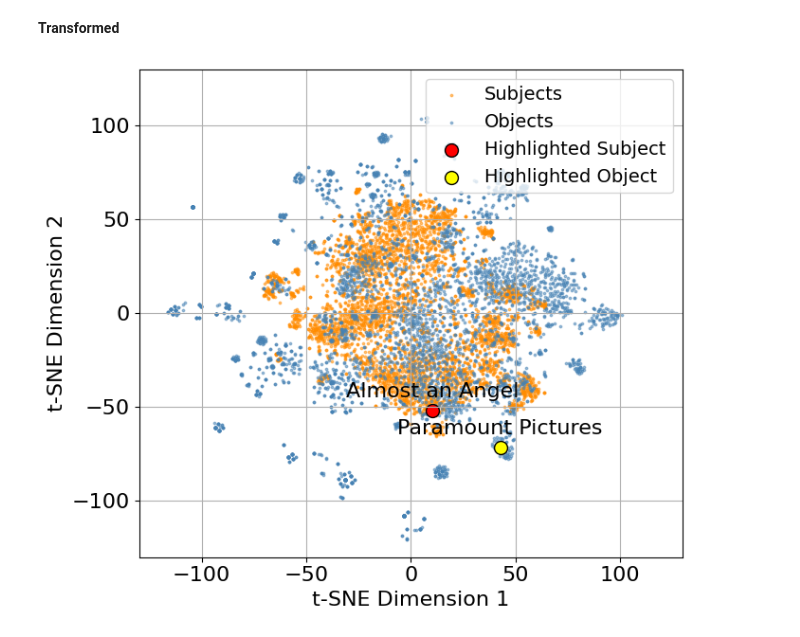
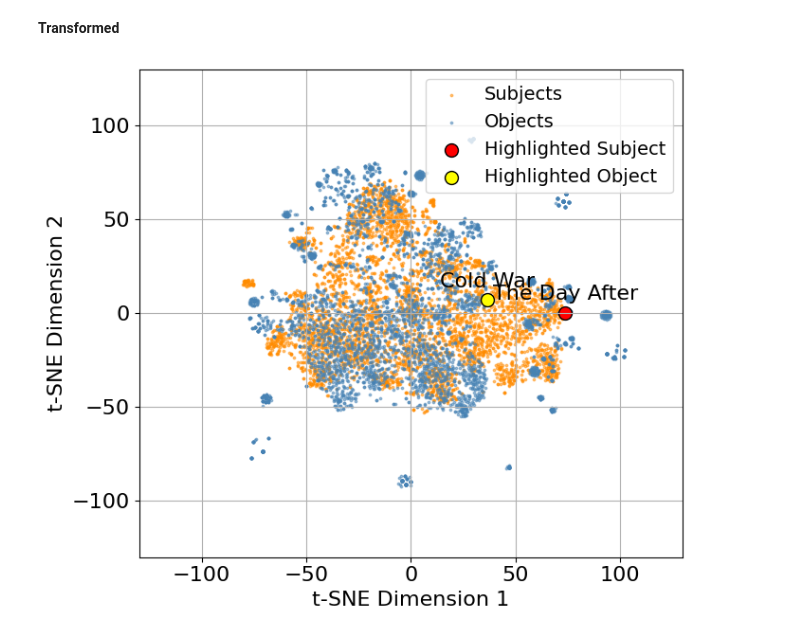
Before and after one commit to gmunda97/factual-probe, a Jupyter notebook: jupyter_notebooks/linear_tranformation.ipynb, the cells around one changed output. Cells and saved outputs as stored; diff of their text form; code cells hidden in the pictures.

```diff
--- a/jupyter_notebooks/linear_tranformation.ipynb
+++ b/jupyter_notebooks/linear_tranformation.ipynb
@@ -681,7 +681,7 @@ plt.show()
 # %% [markdown]
 ### Visualizing subject-object pairs in the vector space
 # %%
-embeddings_path = './../data/embeddings/wikidata5m_42k_test_embeddings_bert_cls.pt'
+embeddings_path = './../data/embeddings/wikidata5m_42k_test_embeddings_gpt2.pt'
 saved_embeddings = torch.load(embeddings_path)
 embeddings = saved_embeddings['embeddings']
 # similarity_scores = saved_embeddings['similarity_scores']
@@ -745,7 +745,7 @@ plt.show()
 **Transformed**
 # %%
 # Load checkpoint
-checkpoint = torch.load('./../trained_models/entities_only/full_dim/42k_linear_bert_cls.pth')
+checkpoint = torch.load('./../trained_models/entities_only/full_dim/42k_linear_gpt2.pth')
 
 # Load the model from checkpoint
 EMBEDDING_DIM = 768
@@ -772,34 +772,34 @@ point_size = 3
 plt.figure(figsize=(7, 6))
 # Plot all subject embeddings
 plt.scatter(transformed_subject_reduced[:, 0], transformed_subject_reduced[:, 1], c='darkorange', label='Subjects', alpha=0.5, s=point_size)
 # Plot all object embeddings
 plt.scatter(transformed_object_reduced[:, 0], transformed_object_reduced[:, 1], c='steelblue', label='Objects', alpha=0.5, s=point_size)
 
 # Highlight specific subject and object
 plt.scatter(transformed_subject_reduced[highlight_subject_index, 0], transformed_subject_reduced[highlight_subject_index, 1], c='red', edgecolors='k', label='Highlighted Subject', s=100, marker='o')
 plt.scatter(transformed_object_reduced[highlight_object_index, 0], transformed_object_reduced[highlight_object_index, 1], c='yellow', edgecolors='k', label='Highlighted Object', s=100, marker='o')
 
 # Annotate the highlighted subject and object
-plt.annotate('Almost an Angel', (transformed_subject_reduced[highlight_subject_index, 0], transformed_subject_reduced[highlight_subject_index, 1]), textcoords="offset points", xytext=(0,10), ha='center', fontsize=16)
-plt.annotate('Paramount Pictures', (transformed_object_reduced[highlight_object_index, 0], transformed_object_reduced[highlight_object_index, 1]), textcoords="offset points", xytext=(0,10), ha='center', fontsize=16)
+plt.annotate('The Day After', (transformed_subject_reduced[highlight_subject_index, 0], transformed_subject_reduced[highlight_subject_index, 1]), textcoords="offset points", xytext=(0,10), ha='center', fontsize=16)
+plt.annotate('Cold War', (transformed_object_reduced[highlight_object_index, 0], transformed_object_reduced[highlight_object_index, 1]), textcoords="offset points", xytext=(0,10), ha='center', fontsize=16)
 
 # Adding labels and title
 plt.xlabel('t-SNE Dimension 1', fontsize=16)
 plt.ylabel('t-SNE Dimension 2', fontsize=16)
 #plt.title('Transformed Vector Space of BERT-cls')
 plt.legend(fontsize=14, loc='upper right')
 plt.xticks(fontsize=16)
 plt.yticks(fontsize=16)
 
 # Set x and y axis limits
 plt.xlim(-130, 130)
 plt.ylim(-130, 130)
 
 # Show grid
 plt.grid(True)
 plt.tight_layout()
 
-plt.savefig('./../structural-probe/resources/plots/vector_space/highlighted_entities/highlight_transformed_vector_space_bert_cls.png')
+plt.savefig('./../structural-probe/resources/plots/vector_space/highlighted_entities/highlight_transformed_vector_space_gpt2.png')
 plt.show()
 # %% [output]
-[figure, old version]
+[figure, new version]
```
Also changed, not shown: parts of 1 cell of this notebook, 14 other files.
